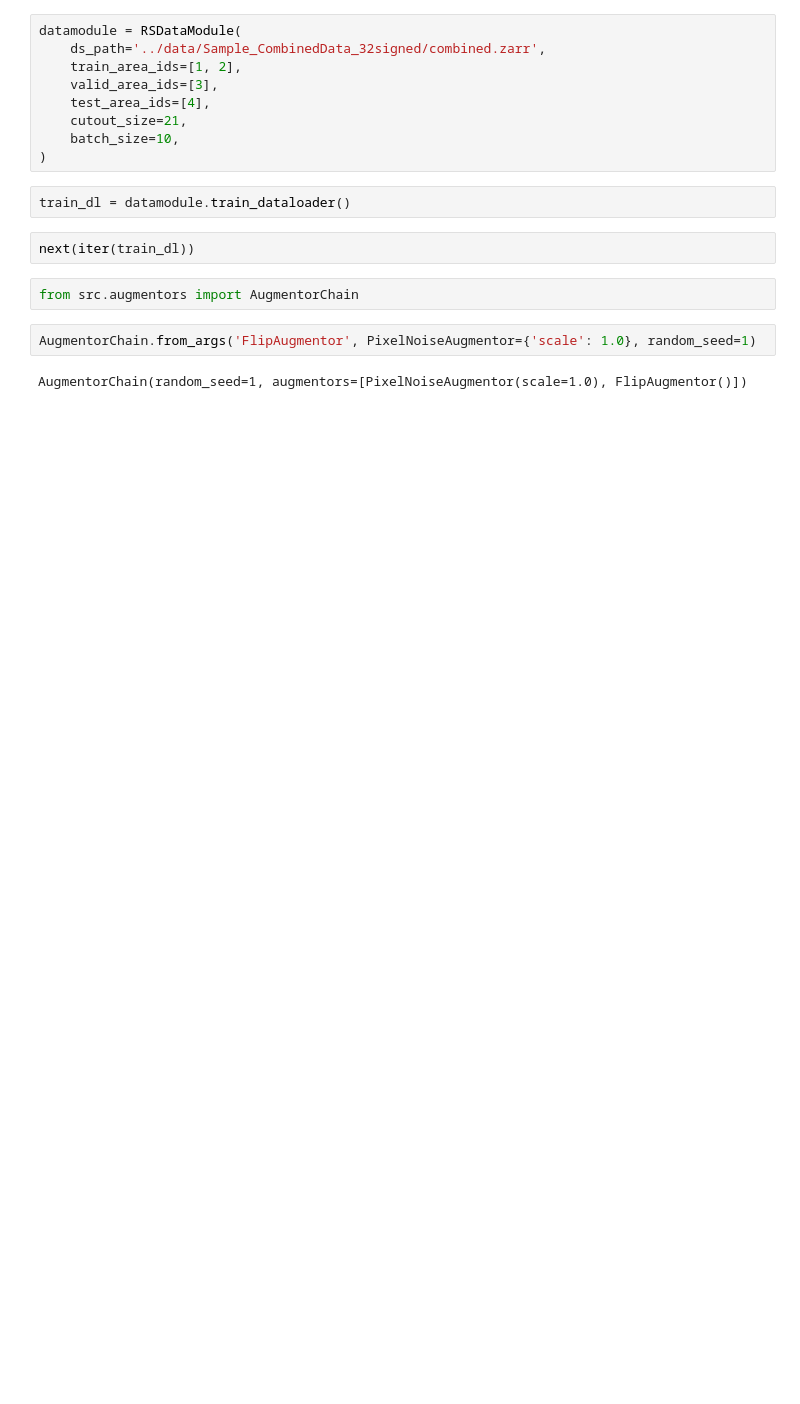
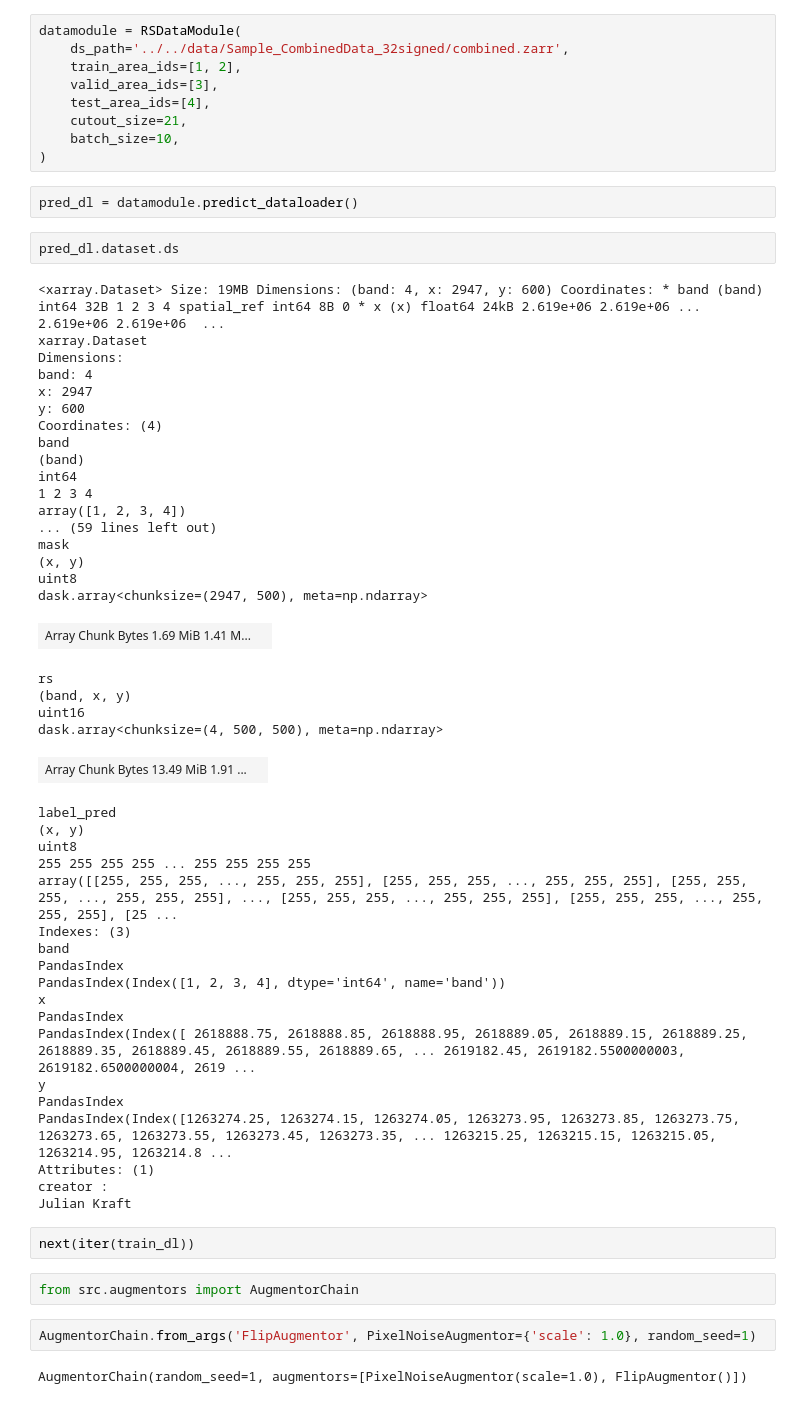
Before and after one commit to juliankraft/TermPaper2_RasterClassification, a Jupyter notebook: code/sandbox/dev.ipynb, the cells around one changed output. Saved outputs shown, nothing was run; the diff lists cells and outputs as text; blank space fills up the shorter version.

```diff
--- a/code/sandbox/dev.ipynb
+++ b/code/sandbox/dev.ipynb
@@ -99,14 +38,58 @@ class RSDataModule(L.LightningDataModule):
 # %%
 datamodule = RSDataModule(
-    ds_path='../data/Sample_CombinedData_32signed/combined.zarr',
+    ds_path='../../data/Sample_CombinedData_32signed/combined.zarr',
     train_area_ids=[1, 2],
     valid_area_ids=[3],
     test_area_ids=[4],
     cutout_size=21,
     batch_size=10,
 )
-# %%
-train_dl = datamodule.train_dataloader()
+# %%
+pred_dl = datamodule.predict_dataloader()
+# %%
+pred_dl.dataset.ds
+# %% [output]
+<xarray.Dataset> Size: 19MB Dimensions: (band: 4, x: 2947, y: 600) Coordinates: * band (band) int64 32B 1 2 3 4 spatial_ref int64 8B 0 * x (x) float64 24kB 2.619e+06 2.619e+06 ... 2.619e+06 2.619e+06  ...
+xarray.Dataset
+Dimensions:
+band: 4
+x: 2947
+y: 600
+Coordinates: (4)
+band
+(band)
+int64
+1 2 3 4
+array([1, 2, 3, 4])
+... (59 lines left out)
+mask
+(x, y)
+uint8
+dask.array<chunksize=(2947, 500), meta=np.ndarray>
+| Array Chunk Bytes 1.69 MiB 1.41 M... |  |
+rs
+(band, x, y)
+uint16
+dask.array<chunksize=(4, 500, 500), meta=np.ndarray>
+| Array Chunk Bytes 13.49 MiB 1.91 ... |  |
+label_pred
+(x, y)
+uint8
+255 255 255 255 ... 255 255 255 255
+array([[255, 255, 255, ..., 255, 255, 255], [255, 255, 255, ..., 255, 255, 255], [255, 255, 255, ..., 255, 255, 255], ..., [255, 255, 255, ..., 255, 255, 255], [255, 255, 255, ..., 255, 255, 255], [25 ...
+Indexes: (3)
+band
+PandasIndex
+PandasIndex(Index([1, 2, 3, 4], dtype='int64', name='band'))
+x
+PandasIndex
+PandasIndex(Index([ 2618888.75, 2618888.85, 2618888.95, 2618889.05, 2618889.15, 2618889.25, 2618889.35, 2618889.45, 2618889.55, 2618889.65, ... 2619182.45, 2619182.5500000003, 2619182.6500000004, 2619 ...
+y
+PandasIndex
+PandasIndex(Index([1263274.25, 1263274.15, 1263274.05, 1263273.95, 1263273.85, 1263273.75, 1263273.65, 1263273.55, 1263273.45, 1263273.35, ... 1263215.25, 1263215.15, 1263215.05, 1263214.95, 1263214.8 ...
+Attributes: (1)
+creator :
+Julian Kraft
 # %%
 next(iter(train_dl))
 # %%
```
Also changed, not shown: parts of 11 cells of this notebook, 1 other file.
